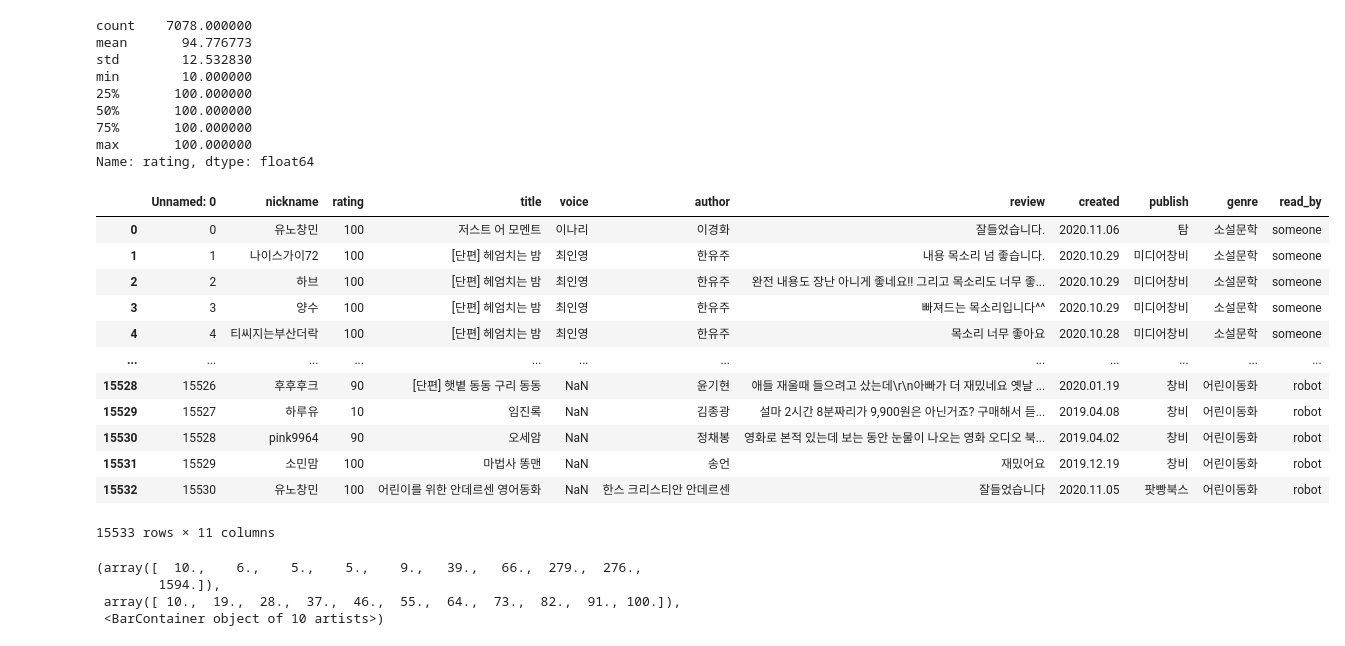
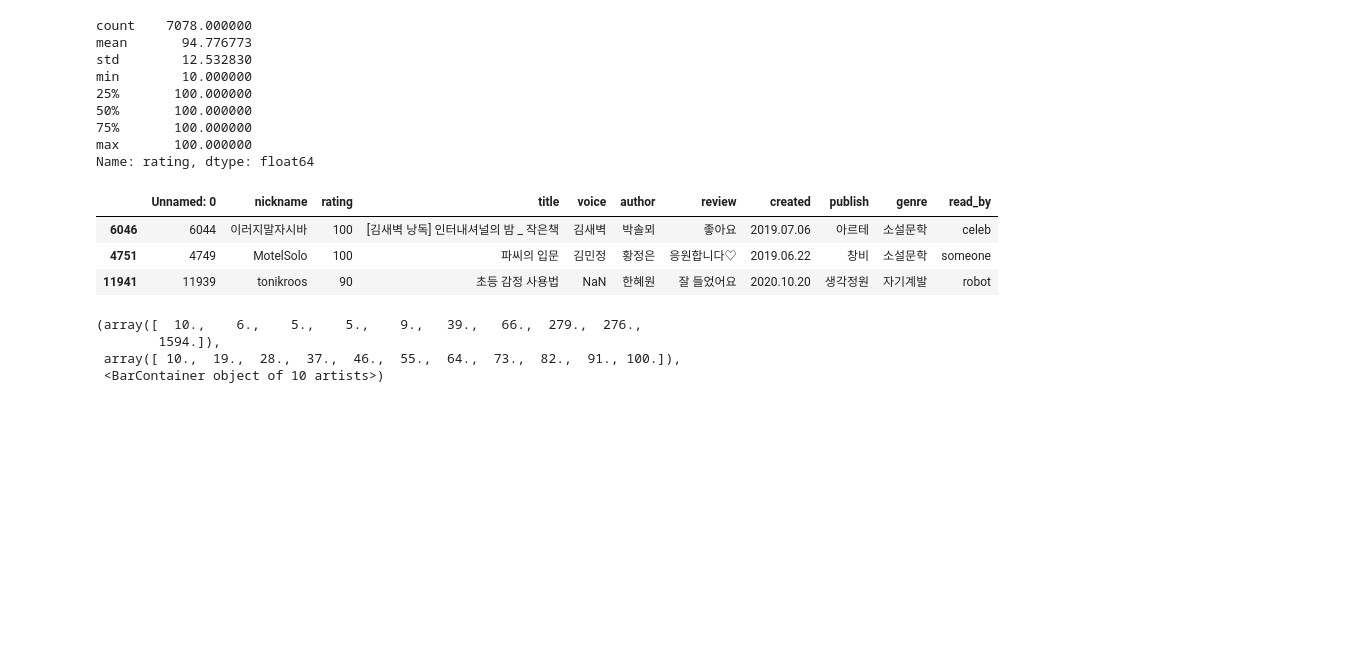
Before and after one commit to dataitgirls4/team_3, a Jupyter notebook: Recommendation_System.ipynb, the cells around one changed output. Cells and saved outputs as stored; diff of their text form; code cells hidden in the pictures; blank space fills up the shorter version.

```diff
--- a/Recommendation_System.ipynb
+++ b/Recommendation_System.ipynb
@@ -160,21 +156,12 @@ Name: rating, dtype: float64
 # %%
 all_review = all_review.merge(all_book[['title', 'read_by']], how='left')
 # %%
-all_review
+all_review.sample(3)
 # %% [output]
 |  | Unnamed: 0 | nickname | rating | title | voice | author | review | created | publish | genre | read_by |
-| 0 | 0 | 유노창민 | 100 | 저스트 어 모멘트 | 이나리 | 이경화 | 잘들었습니다. | 2020.11.06 | 탐 | 소설문학 | someone |
-| 1 | 1 | 나이스가이72 | 100 | [단편] 헤엄치는 밤 | 최인영 | 한유주 | 내용 목소리 넘 좋습니다. | 2020.10.29 | 미디어창비 | 소설문학 | someone |
-| 2 | 2 | 하브 | 100 | [단편] 헤엄치는 밤 | 최인영 | 한유주 | 완전 내용도 장난 아니게 좋네요!! 그리고 목소리도 너무 좋... | 2020.10.29 | 미디어창비 | 소설문학 | someone |
-| 3 | 3 | 양수 | 100 | [단편] 헤엄치는 밤 | 최인영 | 한유주 | 빠져드는 목소리입니다^^ | 2020.10.29 | 미디어창비 | 소설문학 | someone |
-| 4 | 4 | 티씨지는부산더락 | 100 | [단편] 헤엄치는 밤 | 최인영 | 한유주 | 목소리 너무 좋아요 | 2020.10.28 | 미디어창비 | 소설문학 | someone |
-| ... | ... | ... | ... | ... | ... | ... | ... | ... | ... | ... | ... |
-| 15528 | 15526 | 후후후크 | 90 | [단편] 햇볕 동동 구리 동동 | NaN | 윤기현 | 애들 재울때 들으려고 샀는데\r\n아빠가 더 재밌네요 옛날 ... | 2020.01.19 | 창비 | 어린이동화 | robot |
-| 15529 | 15527 | 하루유 | 10 | 임진록 | NaN | 김종광 | 설마 2시간 8분짜리가 9,900원은 아닌거죠? 구매해서 듣... | 2019.04.08 | 창비 | 어린이동화 | robot |
-| 15530 | 15528 | pink9964 | 90 | 오세암 | NaN | 정채봉 | 영화로 본적 있는데 보는 동안 눈물이 나오는 영화 오디오 북... | 2019.04.02 | 창비 | 어린이동화 | robot |
-| 15531 | 15529 | 소민맘 | 100 | 마법사 똥맨 | NaN | 송언 | 재밌어요 | 2019.12.19 | 창비 | 어린이동화 | robot |
-| 15532 | 15530 | 유노창민 | 100 | 어린이를 위한 안데르센 영어동화 | NaN | 한스 크리스티안 안데르센 | 잘들었습니다 | 2020.11.05 | 팟빵북스 | 어린이동화 | robot |
+| 6046 | 6044 | 이러지말자시바 | 100 | [김새벽 낭독] 인터내셔널의 밤 _ 작은책 | 김새벽 | 박솔뫼 | 좋아요 | 2019.07.06 | 아르테 | 소설문학 | celeb |
+| 4751 | 4749 | MotelSolo | 100 | 파씨의 입문 | 김민정 | 황정은 | 응원합니다♡ | 2019.06.22 | 창비 | 소설문학 | someone |
+| 11941 | 11939 | tonikroos | 90 | 초등 감정 사용법 | NaN | 한혜원 | 잘 들었어요 | 2020.10.20 | 생각정원 | 자기계발 | robot |
-15533 rows × 11 columns
 # %%
 # 따로 그리고 싶다.. 그러나 한 셀 안에..
 plt.hist(all_review.query('read_by == "celeb"')['rating'], alpha = 0.5, color = "r")
```
Also changed, not shown: parts of 25 cells of this notebook.
